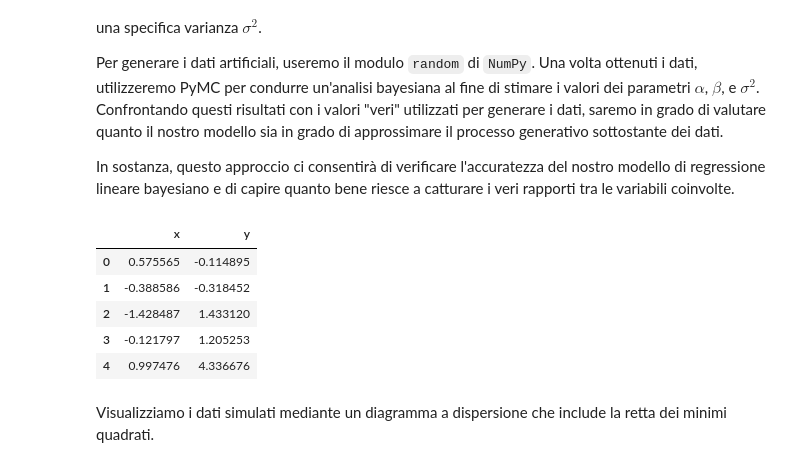
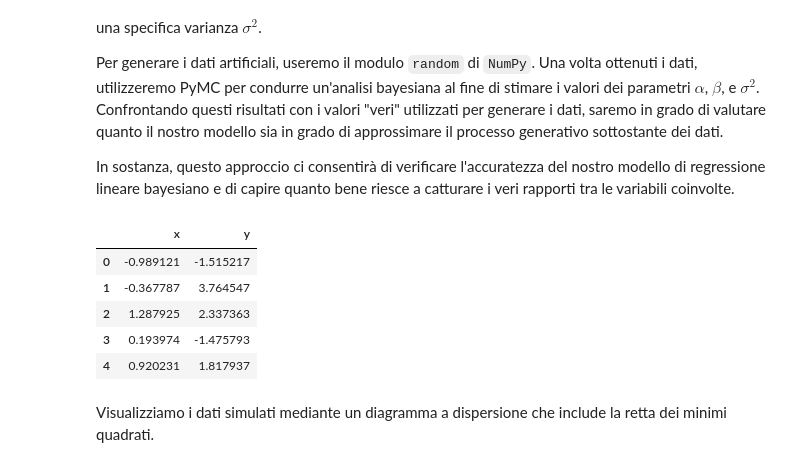
Before and after one commit to ccaudek/ds4psy, a Jupyter notebook: chapter_5/05_reglin_2.ipynb, the cells around one changed output. Cells and saved outputs as stored; diff of their text form; code cells hidden in the pictures.

```diff
--- a/chapter_5/05_reglin_2.ipynb
+++ b/chapter_5/05_reglin_2.ipynb
@@ -52,27 +54,27 @@ In sostanza, questo approccio ci consentirà di verificare l'accuratezza del nos
 # %%
 # True parameter values
 alpha = 1
 beta = 1.5
 sigma = 2.0
 
 # Size of dataset
 size = 100
 
 # Predictor variable
-X = np.random.randn(size)
+X = rng.normal(size=size)
 
 # Simulate outcome variable
 Y = alpha + beta * X + rng.normal(size=size) * sigma
 
 df = pd.DataFrame({"x": X, "y": Y})
 df.head()
 # %% [output]
 |  | x | y |
-| 0 | 0.575565 | -0.114895 |
-| 1 | -0.388586 | -0.318452 |
-| 2 | -1.428487 | 1.433120 |
-| 3 | -0.121797 | 1.205253 |
-| 4 | 0.997476 | 4.336676 |
+| 0 | -0.989121 | -1.515217 |
+| 1 | -0.367787 | 3.764547 |
+| 2 | 1.287925 | 2.337363 |
+| 3 | 0.193974 | -1.475793 |
+| 4 | 0.920231 | 1.817937 |
 # %% [markdown]
 Visualizziamo i dati simulati mediante un diagramma a dispersione che include la retta dei minimi quadrati.
 # %%
```
Also changed, not shown: parts of 13 cells of this notebook, 16 other files.
